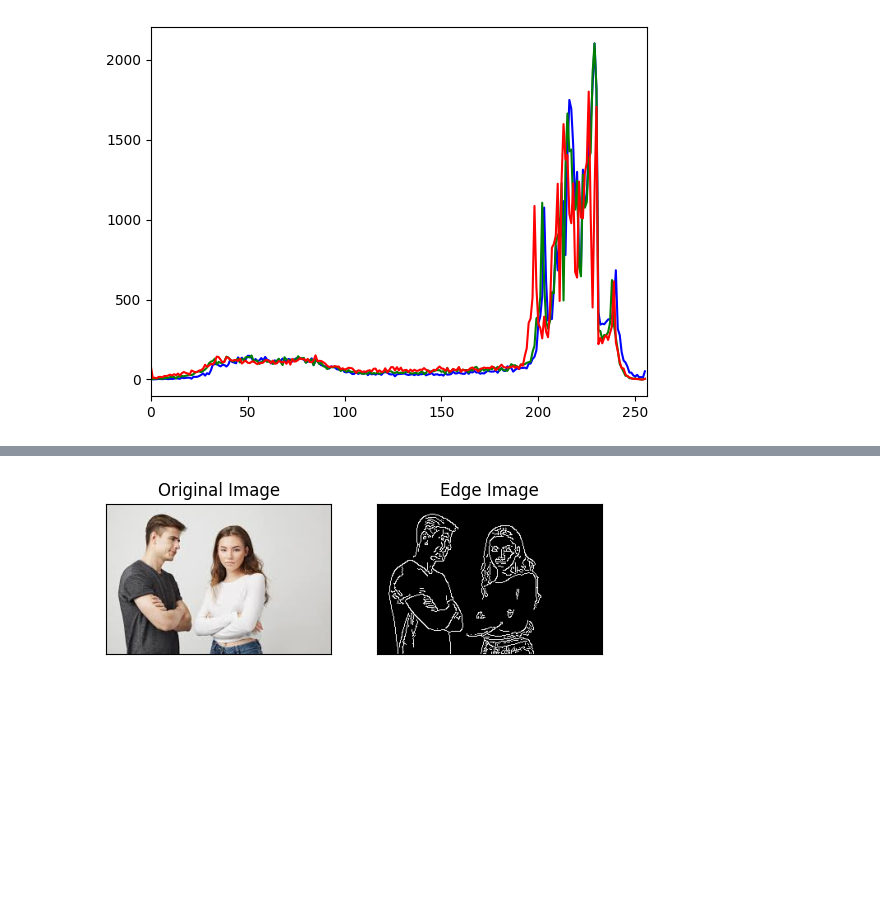
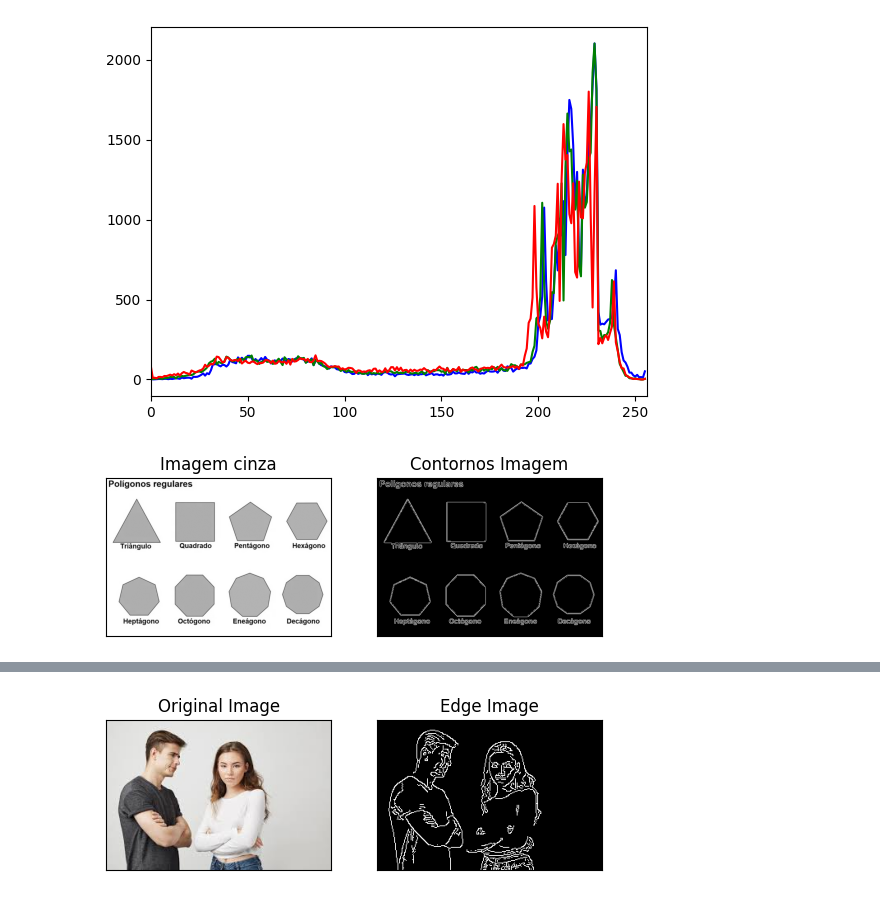
Before and after one commit to OthonGustavo/RF_imagem, a Jupyter notebook: RF_imagem.ipynb, the cells around one changed output, grey strips where cells are left out. Saved outputs shown, nothing was run; the diff lists cells and outputs as text; code cells hidden in the pictures; blank space fills up the shorter version.

```diff
--- a/RF_imagem.ipynb
+++ b/RF_imagem.ipynb
@@ -94,3 +94,16 @@ def vizinhanca8(linha, coluna):
 
   vizinhanca = vizinhanca4(linha,coluna) + [v5,v6,v7,v8]
   return vizinhanca
+# %%
+#RF8
+image = cv.imread('/content/poligonos-regulares.webp')
+gray_image = cv.cvtColor(image, cv.COLOR_BGR2GRAY)
+contorno = cv.Canny(gray_image, 50, 150)
+
+plt.subplot(121),plt.imshow(gray_image,cmap = 'gray')
+plt.title('Imagem cinza'), plt.xticks([]), plt.yticks([])
+plt.subplot(122),plt.imshow(contorno,cmap = 'gray')
+plt.title('Contornos Imagem'), plt.xticks([]), plt.yticks([])
+plt.show()
+# %% [output]
+[figure, added]
```
Also changed, not shown: parts of 6 cells of this notebook.
